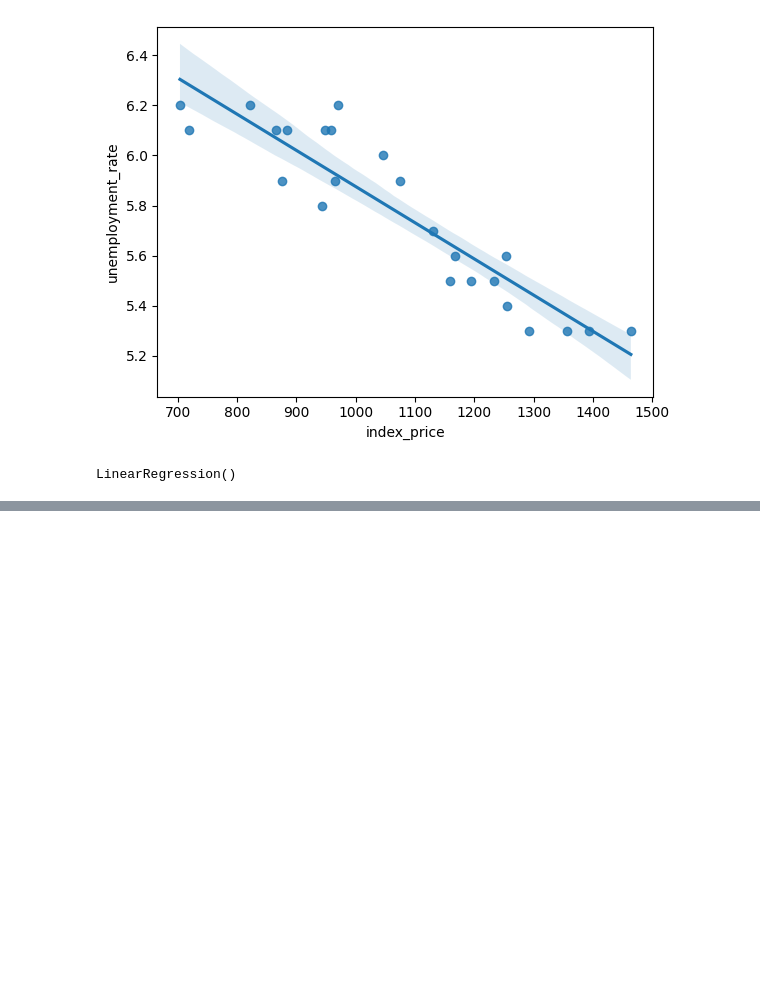
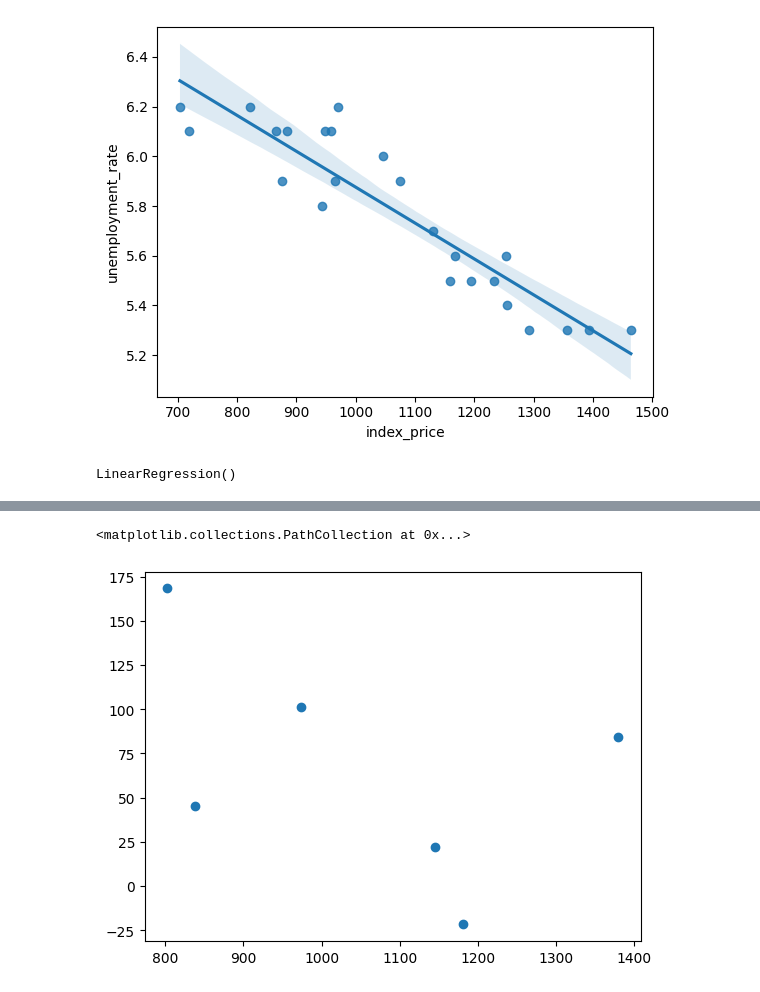
Before and after one commit to Rakshat28/Machine-Learning, a Jupyter notebook: Algorithms/Multiple-Linear-Regression/learning.ipynb, the cells around one changed output, grey strips where cells are left out. Cells and saved outputs as stored; diff of their text form; code cells hidden in the pictures; blank space fills up the shorter version.

```diff
--- a/Algorithms/Multiple-Linear-Regression/learning.ipynb
+++ b/Algorithms/Multiple-Linear-Regression/learning.ipynb
@@ -136,0 +191,5 @@ TypeError: missing a required argument: 'X'
+# %%
+plt.scatter(y_pred,residual)
+# %% [output]
+<matplotlib.collections.PathCollection at 0x...>
+[figure, added]
```
Also changed, not shown: parts of 11 cells of this notebook.
